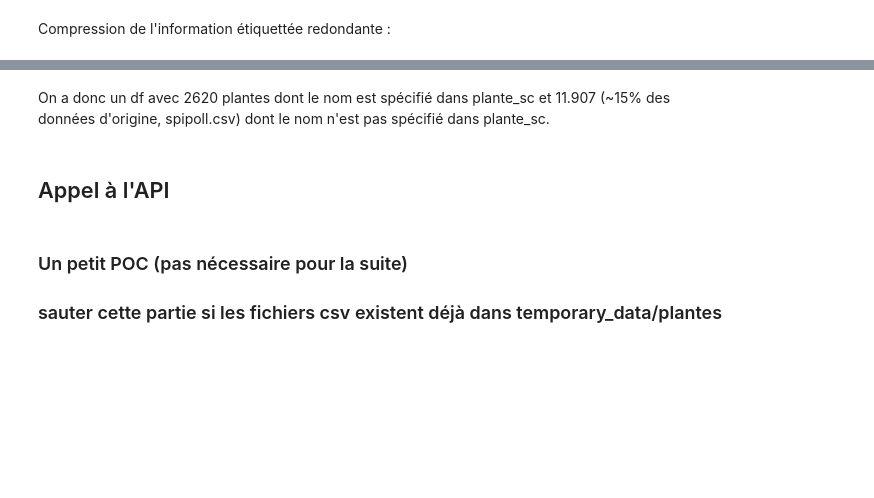
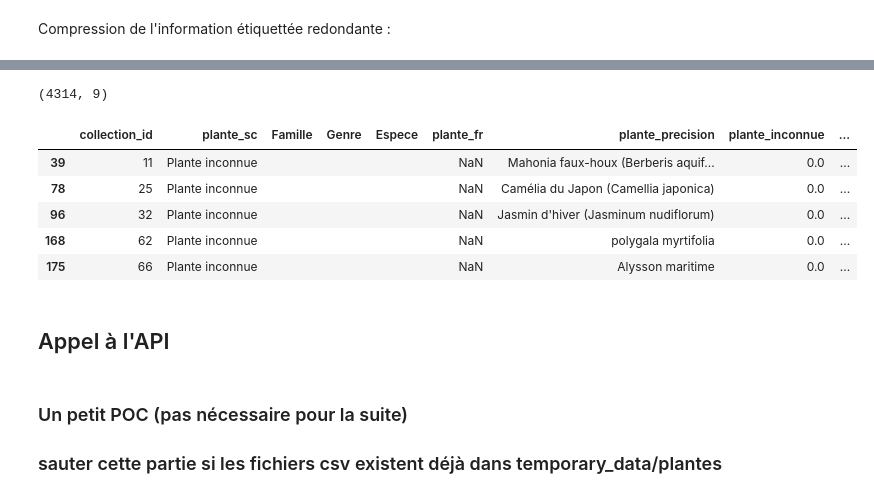
Before and after one commit to juldpnt/fil-rouge-pollinisateurs, a Jupyter notebook: notebooks/plantnet_pipeline.ipynb, the cells around one changed output, grey strips where cells are left out. Saved outputs shown, nothing was run; the diff lists cells and outputs as text; code cells hidden in the pictures; blank space fills up the shorter version.

```diff
--- a/notebooks/plantnet_pipeline.ipynb
+++ b/notebooks/plantnet_pipeline.ipynb
@@ -81,5 +78,5 @@ Index(['collection_id', 'plante_sc', 'Famille', 'Genre', 'Espece', 'plante_fr',
 # %%
-plantes_precision_unlabelled = plantes.loc[
+plantes_precision_unlabelled = plantes_sc_unlabelled.loc[
     (
         (plantes["plante_precision"].isna() | plantes["plante_precision"].isin(values_to_check))
     )
@@ -102,17 +106,35 @@ plantes_sc_labelled.shape
-# %% [markdown]
-On a donc un df avec 2620 plantes dont le nom est spécifié dans plante_sc et 11.907 (~15% des données d'origine, spipoll.csv) dont le nom n'est pas spécifié dans plante_sc.
+# %%
+# group plantes_precision_labelled by unique values of plante_precision
+plantes_precision_labelled = plantes_precision_labelled.drop_duplicates(subset='plante_precision', keep='first')
+
+# display the dimension of the dataframe
+plantes_precision_labelled.shape
+# %% [output]
+(4314, 9)
 # %%
 # ajoute trois colonnes après plante_sc dans le dataframe plantes_sc_labelled "Famille", "Genre" et "Espèce" entre la colonne plante_sc et plante_fr
 plantes_sc_labelled.insert(2, "Famille", "")
 plantes_sc_labelled.insert(3, "Genre", "")
 plantes_sc_labelled.insert(4, "Espece", "")
 
-# ajoute trois colonnes après plante_sc dans le dataframe plantes_sc_unlabelled "Famille", "Genre" et "Espèce" entre la colonne plante_sc et plante_fr
-plantes_sc_unlabelled.insert(2, "Famille", "")
-plantes_sc_unlabelled.insert(3, "Genre", "")
-plantes_sc_unlabelled.insert(4, "Espece", "")
+# ajoute trois colonnes après plante_sc dans le dataframe plantes_precision_labelled "Famille", "Genre" et "Espèce" entre la colonne plante_sc et plante_fr
+plantes_precision_labelled.insert(2, "Famille", "")
+plantes_precision_labelled.insert(3, "Genre", "")
+plantes_precision_labelled.insert(4, "Espece", "")
+
+# ajoute trois colonnes après plante_sc dans le dataframe plantes_precision_unlabelled "Famille", "Genre" et "Espèce" entre la colonne plante_sc et plante_fr
+plantes_precision_unlabelled.insert(2, "Famille", "")
+plantes_precision_unlabelled.insert(3, "Genre", "")
+plantes_precision_unlabelled.insert(4, "Espece", "")
 # %%
-plantes_sc_labelled.head()
+plantes_precision_labelled.head()
+# %% [output]
+|  | collection_id | plante_sc | Famille | Genre | Espece | plante_fr | plante_precision | plante_inconnue | ... |
+| 39 | 11 | Plante inconnue |  |  |  | NaN | Mahonia faux-houx (Berberis aquif... | 0.0 | ... |
+| 78 | 25 | Plante inconnue |  |  |  | NaN | Camélia du Japon (Camellia japonica) | 0.0 | ... |
+| 96 | 32 | Plante inconnue |  |  |  | NaN | Jasmin d'hiver (Jasminum nudiflorum) | 0.0 | ... |
+| 168 | 62 | Plante inconnue |  |  |  | NaN | polygala myrtifolia | 0.0 | ... |
+| 175 | 66 | Plante inconnue |  |  |  | NaN | Alysson maritime | 0.0 | ... |
 # %% [markdown]
 ## Appel à l'API
 # %%
```
Also changed, not shown: parts of 16 cells of this notebook, 2 other files.
